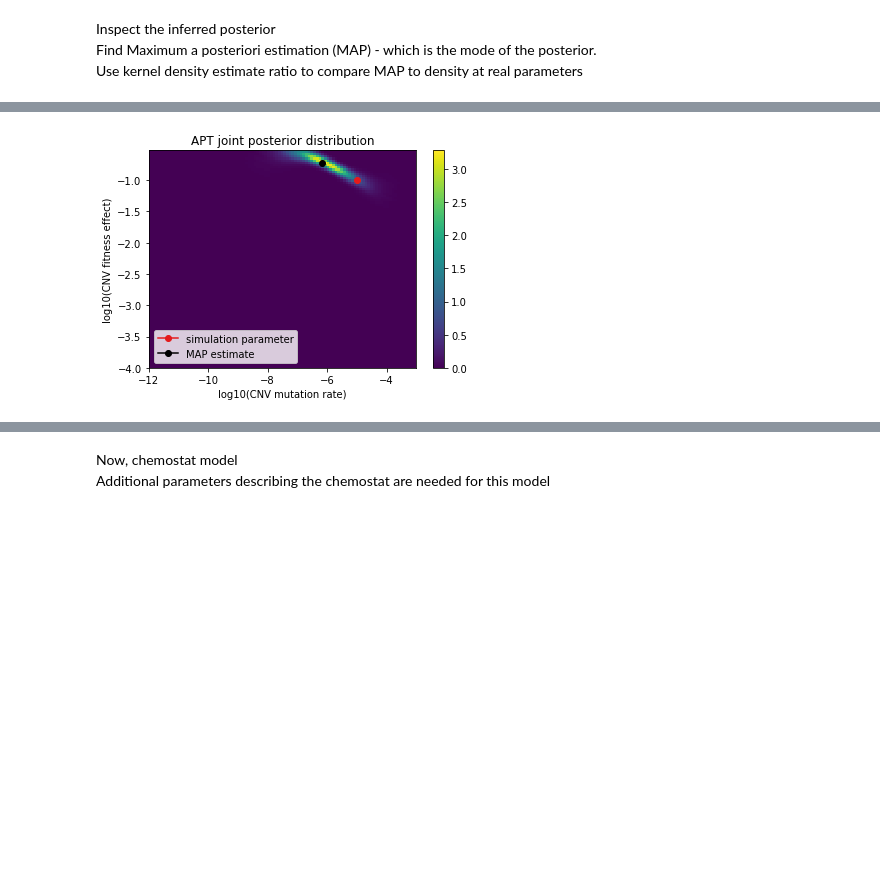
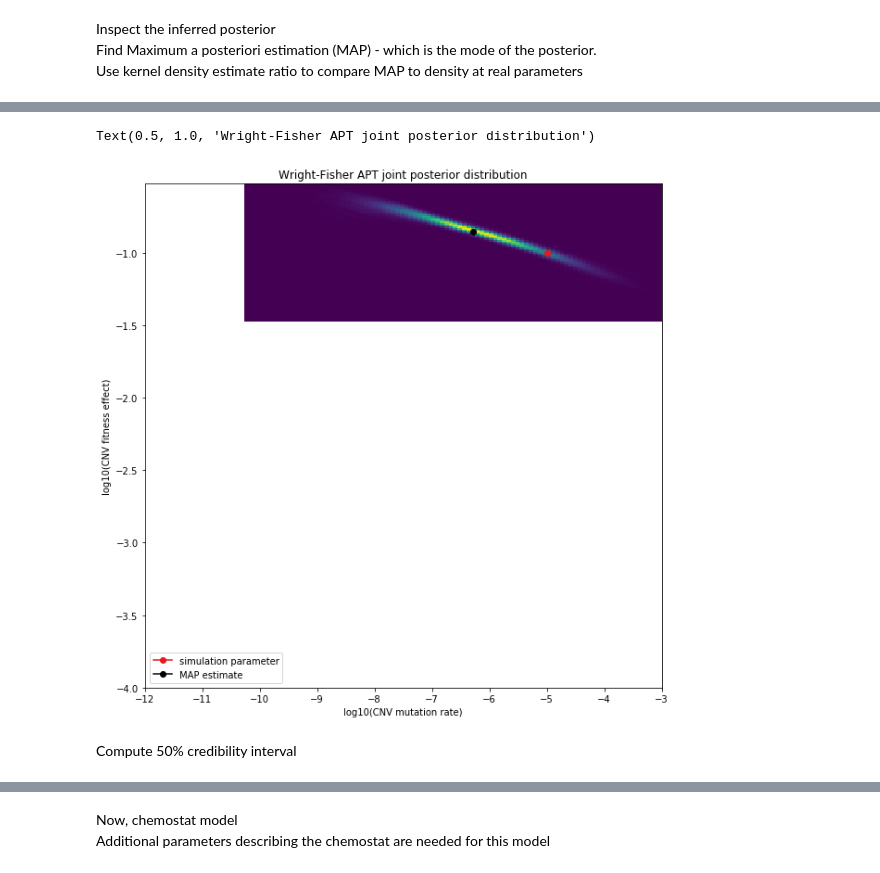
Before and after one commit to graceave/cnv_sims_inference, a Jupyter notebook: cnv_delfi.ipynb, the cells around one changed output, grey strips where cells are left out. Drawn from its saved outputs; the diff is of its cells as text; code cells hidden in the pictures; blank space fills up the shorter version.

```diff
--- a/cnv_delfi.ipynb
+++ b/cnv_delfi.ipynb
@@ -88,7 +89,7 @@ class CNVevo(BaseSimulator):
         if self.EvoModel == "WF":
             states = self.CNVsimulator_simpleWF(N=N, s_snv=s_snv, m_snv=m_snv, generation=generation, seed=sim_seed, cnv_params=cnv_params)
         if self.EvoModel == "Chemo":
-            states = self.CNVsimulator_simpleChemo(A_inoc=A_inoc, S_init=S_init, k=k, D=D, μA=μA, m_snv=m_snv, s_snv=s_snv, I=I, y=y, τ=τ, seed=sim_seed, cnv_params=cnv_params)
+            states = self.CNVsimulator_simpleChemo(A_inoculation=A_inoculation, S_init=S_init, k=k, D=D, μA=μA, m_snv=m_snv, s_snv=s_snv, S0=S0, y=y, τ=τ, seed=sim_seed, cnv_params=cnv_params)
 
         return {'data': states.reshape(-1),
                 'generation': np.array([25,33,41,54,62,70,79,87,95,103,116,124,132,145,153,161,174,182,190,211,219,232,244,257,267]),
@@ -272,6 +273,10 @@ xmin = mut_samples.min()
 xmax = mut_samples.max()
 
 s_range, μ_range = np.mgrid[ymin:ymax:100j, xmin:xmax:100j]
+s_range = np.vstack((s_range, np.repeat(true_params[0], 100)))
+μ_range = np.vstack((μ_range, np.repeat(true_params[1], 100)))
+s_range = s_range[np.argsort(s_range[:, 0])]
+μ_range = μ_range[np.argsort(μ_range[:, 0])]
 positions = np.vstack([s_range.ravel(), μ_range.ravel()])
 values = np.vstack([fitness_samples, mut_samples])
 kernel = scipy.stats.gaussian_kde(values)
@@ -314,23 +319,16 @@ Optimization terminated successfully.
 # %%
-prior_min = np.log10(np.array([1e-4,1e-12]))
-prior_max = np.log10(np.array([0.3,1e-3]))
-
-s_range, μ_range = np.mgrid[np.log10(1e-4):np.log10(0.3):100j, np.log10(1e-12):np.log10(1e-3):100j]
-positions = np.vstack([s_range.ravel(), μ_range.ravel()])
-values = np.vstack([fitness_samples, mut_samples])
-kernel = scipy.stats.gaussian_kde(values)
-density = np.reshape(kernel(positions).T, s_range.shape)
-
-
-#fig, axes = plt.subplots(1, 1, figsize=(10, 10))
-plt.pcolormesh(μ_range, s_range, density)
-plt.colorbar()
-plt.plot(true_params[1],true_params[0], color=red, marker='o', label="simulation parameter")
-plt.plot(μ_est, s_est, color="k", marker='o', label="MAP estimate")
-plt.legend(loc='lower left')
-#plt.label(xlabel='log10(CNV mutation rate)', ylabel='log10(CNV fitness effect)')
+fig, ax = plt.subplots(1, 1, figsize=(10, 10))
+ax.set_xlim(np.log10(1e-12),np.log10(1e-3))
+ax.set_ylim(np.log10(1e-4),np.log10(0.3))
+ax.pcolormesh(μ_range, s_range, density)
+ax.plot(true_params[1],true_params[0], color=red, marker='o', label="simulation parameter")
+ax.plot(μ_est, s_est, color="k", marker='o', label="MAP estimate")
+ax.legend(loc='lower left')
 plt.xlabel('log10(CNV mutation rate)')
 plt.ylabel('log10(CNV fitness effect)')
 plt.title("Wright-Fisher APT joint posterior distribution")
 # %% [output]
+Text(0.5, 1.0, 'Wright-Fisher APT joint posterior distribution')
-[figure, old version]
+[figure, new version]
+# %% [markdown]
+Compute 50% credibility interval
```
Also changed, not shown: parts of 13 cells of this notebook, 3 other files.
